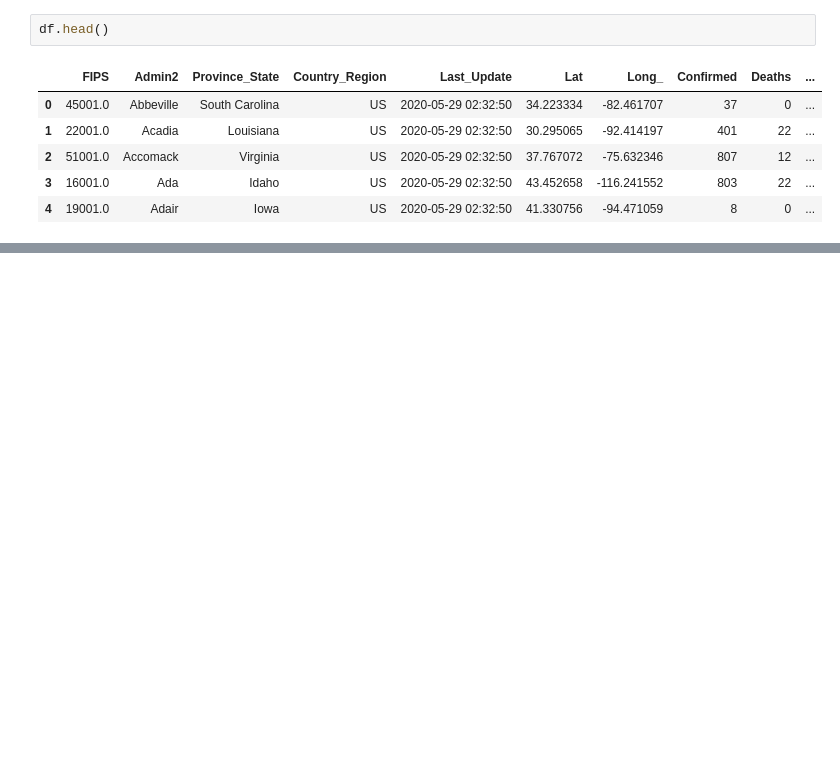
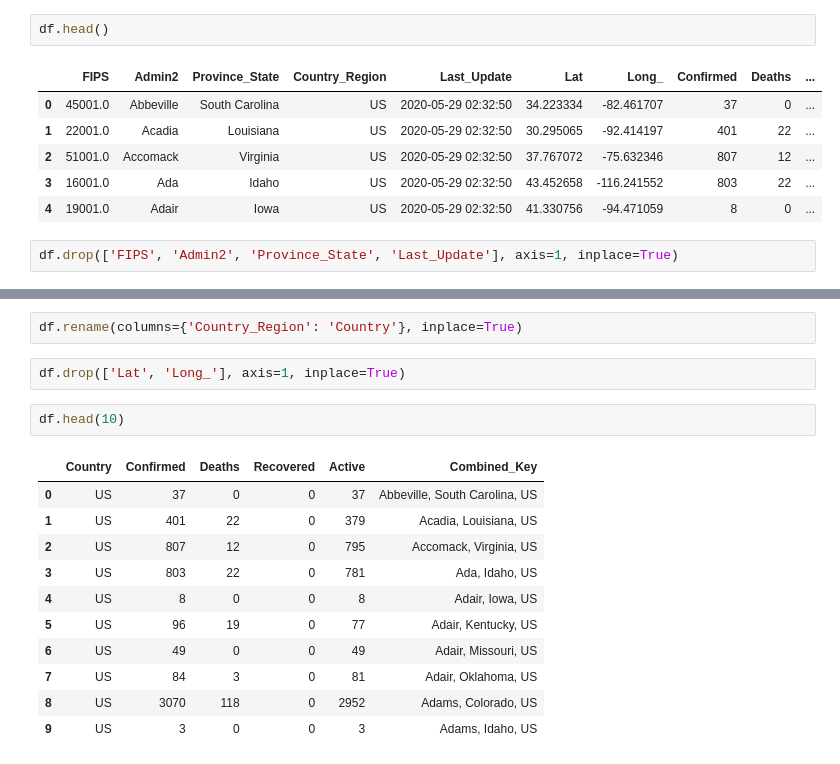
Before and after one commit to roblivesinottawa/analysis-covid-python, a Jupyter notebook: analysis-covid-python-workspace/notebooks/2020/05-28-2020.ipynb, the cells around one changed output, grey strips where cells are left out. Cells and saved outputs as stored; diff of their text form; blank space fills up the shorter version.

```diff
--- a/analysis-covid-python-workspace/notebooks/2020/05-28-2020.ipynb
+++ b/analysis-covid-python-workspace/notebooks/2020/05-28-2020.ipynb
@@ -18,3 +18,5 @@ df.head()
 | 2 | 51001.0 | Accomack | Virginia | US | 2020-05-29 02:32:50 | 37.767072 | -75.632346 | 807 | 12 | ... |
 | 3 | 16001.0 | Ada | Idaho | US | 2020-05-29 02:32:50 | 43.452658 | -116.241552 | 803 | 22 | ... |
 | 4 | 19001.0 | Adair | Iowa | US | 2020-05-29 02:32:50 | 41.330756 | -94.471059 | 8 | 0 | ... |
+# %%
+df.drop(['FIPS', 'Admin2', 'Province_State', 'Last_Update'], axis=1, inplace=True)
@@ -20,0 +32,18 @@ df.head()
+# %%
+df.rename(columns={'Country_Region': 'Country'}, inplace=True)
+# %%
+df.drop(['Lat', 'Long_'], axis=1, inplace=True)
+# %%
+df.head(10)
+# %% [output]
+|  | Country | Confirmed | Deaths | Recovered | Active | Combined_Key |
+| 0 | US | 37 | 0 | 0 | 37 | Abbeville, South Carolina, US |
+| 1 | US | 401 | 22 | 0 | 379 | Acadia, Louisiana, US |
+| 2 | US | 807 | 12 | 0 | 795 | Accomack, Virginia, US |
+| 3 | US | 803 | 22 | 0 | 781 | Ada, Idaho, US |
+| 4 | US | 8 | 0 | 0 | 8 | Adair, Iowa, US |
+| 5 | US | 96 | 19 | 0 | 77 | Adair, Kentucky, US |
+| 6 | US | 49 | 0 | 0 | 49 | Adair, Missouri, US |
+| 7 | US | 84 | 3 | 0 | 81 | Adair, Oklahoma, US |
+| 8 | US | 3070 | 118 | 0 | 2952 | Adams, Colorado, US |
+| 9 | US | 3 | 0 | 0 | 3 | Adams, Idaho, US |
```
Also changed, not shown: parts of 8 cells of this notebook.
